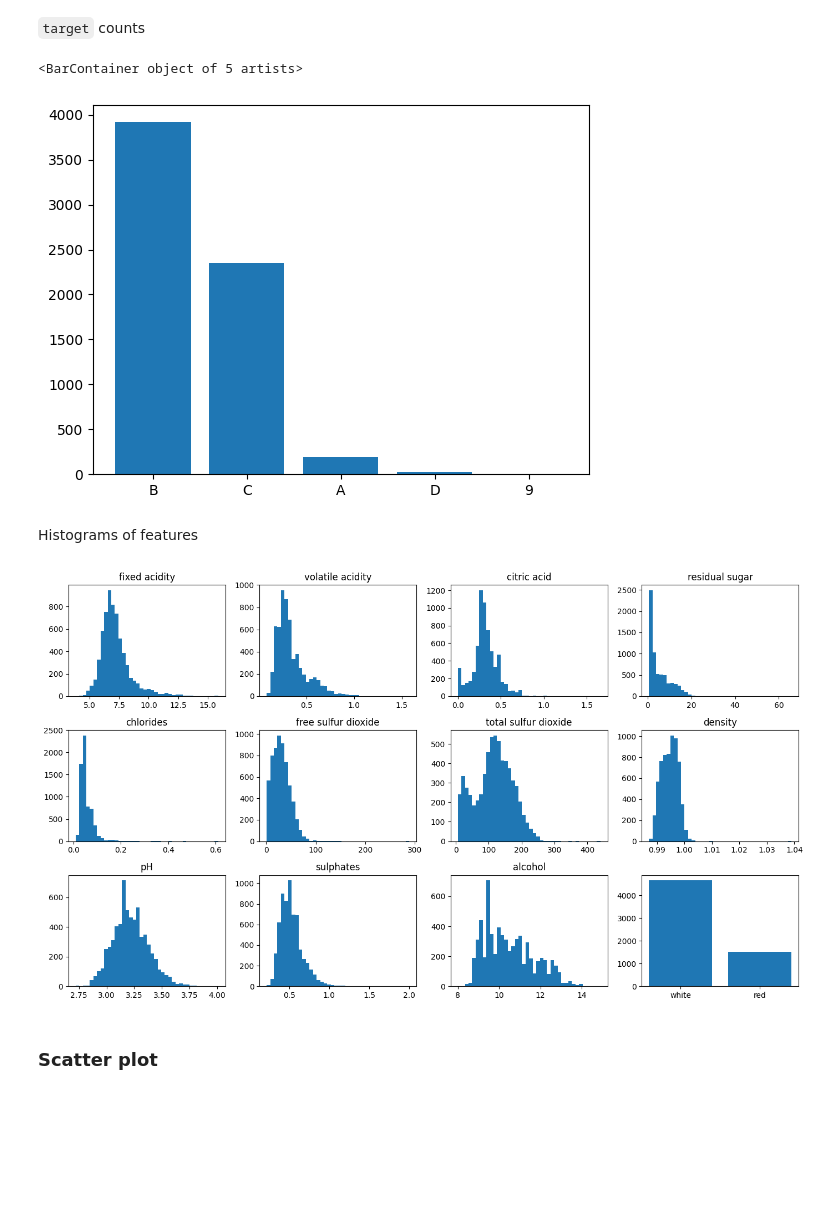
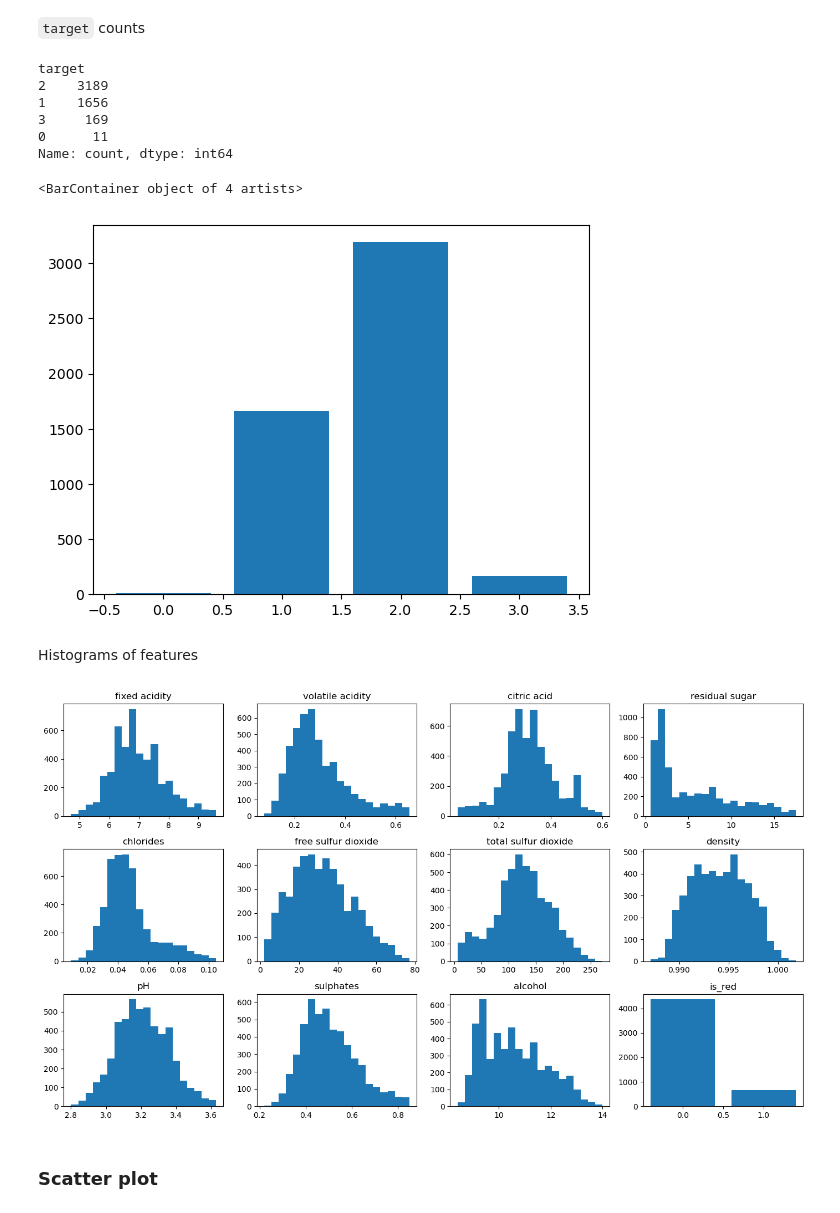
Before and after one commit to artem-starodubtsev/Supervised-learning-SUPSI, a Jupyter notebook: 2a_practice/main.ipynb, the cells around one changed output. Cells and saved outputs as stored; diff of their text form; code cells hidden in the pictures; blank space fills up the shorter version.

```diff
--- a/2a_practice/main.ipynb
+++ b/2a_practice/main.ipynb
@@ -87,0 +95,2 @@ joined_df[joined_df['target'] == '9']
+# %%
+joined_df = joined_df[joined_df['target'] != '9']
@@ -88,3 +99,5 @@ joined_df[joined_df['target'] == '9']
+# %%
+joined_df['target'] = joined_df['target'].apply(lambda x: {'A': 3, 'B': 2, 'C': 1, 'D': 0}[x])
 # %% [markdown]
 Data missing values check
 # %%
@@ -129,3 +137,0 @@ Let's use ``KNNImputer`` from ``skleran``
-# %%
-knn_inputer = sk.impute.KNNImputer(n_neighbors=10, weights='distance')
-knn_inputer.fit_transform(joined_df)
@@ -133,0 +191,21 @@ ValueError: could not convert string to float: 'B'
+# %%
+fig, ax = plt.subplots(3, 4, figsize=(14, 8))
+for i in range(3):
+    for j in range(4):
+        col = joined_df.columns[i * 4 + j]
+        if col == 'is_red':
+            continue
+
+        labels = sorted(joined_df['target'].unique().tolist())
+        colors = ['peachpuff', 'orange', 'tomato', 'red']
+
+        data = joined_df.dropna().groupby('target')[col].apply(list)
+
+        bplot = ax[i][j].boxplot(data, vert=False, patch_artist=True, tick_labels=labels, showfliers=True)
+
+        for patch, color in zip(bplot['boxes'], colors):
+            patch.set_facecolor(color)
+
+        ax[i][j].set_title(col)
+fig.tight_layout()
+plt.show()
@@ -153,27 +233,35 @@ pd.concat([joined_df.head(5), joined_df.tail(5)], ignore_index=True)
 ``target`` counts
 # %%
 target_counts = joined_df['target'].value_counts()
+print(target_counts)
 plt.bar(target_counts.keys(), target_counts)
 # %% [output]
-<BarContainer object of 5 artists>
+target
+2    3189
+1    1656
+3     169
+0      11
+Name: count, dtype: int64
+<BarContainer object of 4 artists>
-[figure, old version]
+[figure, new version]
 # %% [markdown]
 Histograms of features
 # %%
-fig, ax = plt.subplots(3,4, figsize=(14,8))
+fig, ax = plt.subplots(3, 4, figsize=(14, 8))
 for i in range(3):
     for j in range(4):
-        col = joined_df.columns[i*4+j]
-        if col == 'wine_type':
+        col = joined_df.columns[i * 4 + j]
+        if col == 'is_red':
             continue
-        ax[i][j].hist(joined_df[col].dropna(), bins=40)
+        ax[i][j].hist(joined_df[col].dropna(), bins=20)
         ax[i][j].set_title(col)
-wine_type_counts = joined_df['wine_type'].value_counts()
+wine_type_counts = joined_df['is_red'].value_counts()
 ax[2][3].bar(wine_type_counts.keys(), wine_type_counts)
+ax[2][3].set_title('is_red')
 fig.tight_layout()
 plt.show()
 # %% [output]
-[figure, old version]
+[figure, new version]
 # %% [markdown]
 ### Scatter plot
 # %% [markdown]
```
Also changed, not shown: parts of 20 cells of this notebook.
